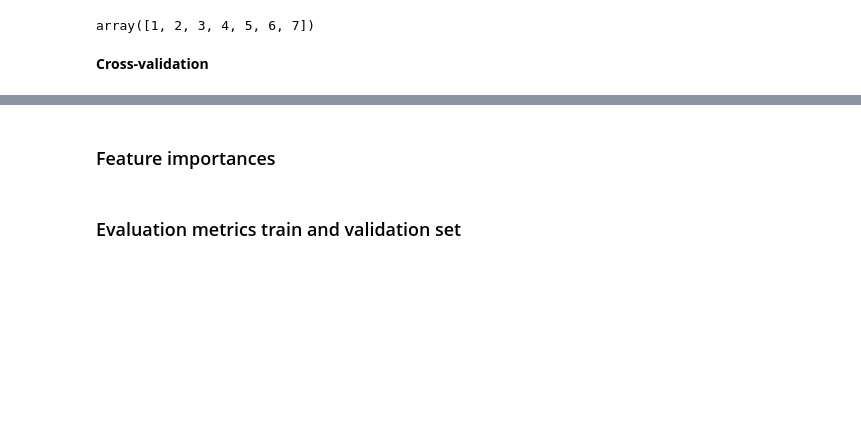
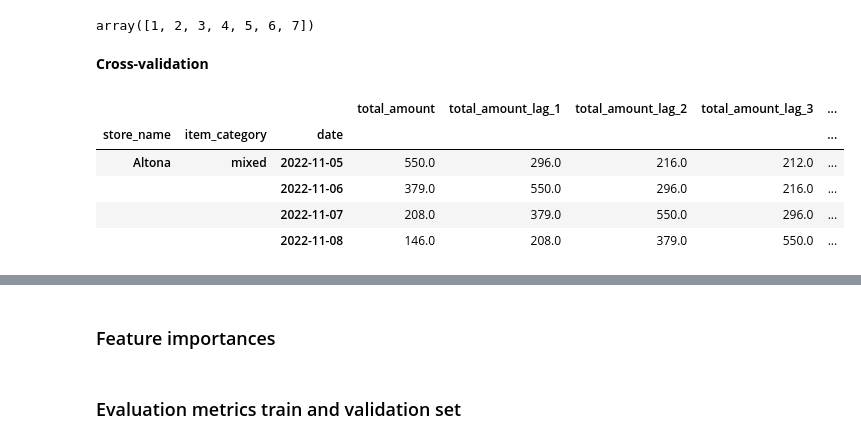
Before and after one commit to vlatko-v/sweet-spot-donut-sales-forecasting, a Jupyter notebook: catboost.ipynb, the cells around one changed output, grey strips where cells are left out. Saved outputs shown, nothing was run; the diff lists cells and outputs as text; code cells hidden in the pictures; blank space fills up the shorter version.

```diff
--- a/catboost.ipynb
+++ b/catboost.ipynb
@@ -212 +313,13 @@ y_train_2_wind = train_2_wind.iloc[:,:8]
+# %%
+train_2_wind_upd[1].iloc[(train_2_wind_upd[1].index.get_level_values("date") == "2022-11-05") |
+                          (train_2_wind_upd[1].index.get_level_values("date") == "2022-11-06") |
+                         (train_2_wind_upd[1].index.get_level_values("date") == "2022-11-07") |
+                         (train_2_wind_upd[1].index.get_level_values("date") == "2022-11-08") ]
+# %% [output]
+|  |  |  | total_amount | total_amount_lag_1 | total_amount_lag_2 | total_amount_lag_3 | ... |
+| store_name | item_category | date |  |  |  |  | ... |
+| Altona | mixed | 2022-11-05 | 550.0 | 296.0 | 216.0 | 212.0 | ... |
+|  |  | 2022-11-06 | 379.0 | 550.0 | 296.0 | 216.0 | ... |
+|  |  | 2022-11-07 | 208.0 | 379.0 | 550.0 | 296.0 | ... |
+|  |  | 2022-11-08 | 146.0 | 208.0 | 379.0 | 550.0 | ... |
 # %%
```
Also changed, not shown: parts of 21 cells of this notebook.
